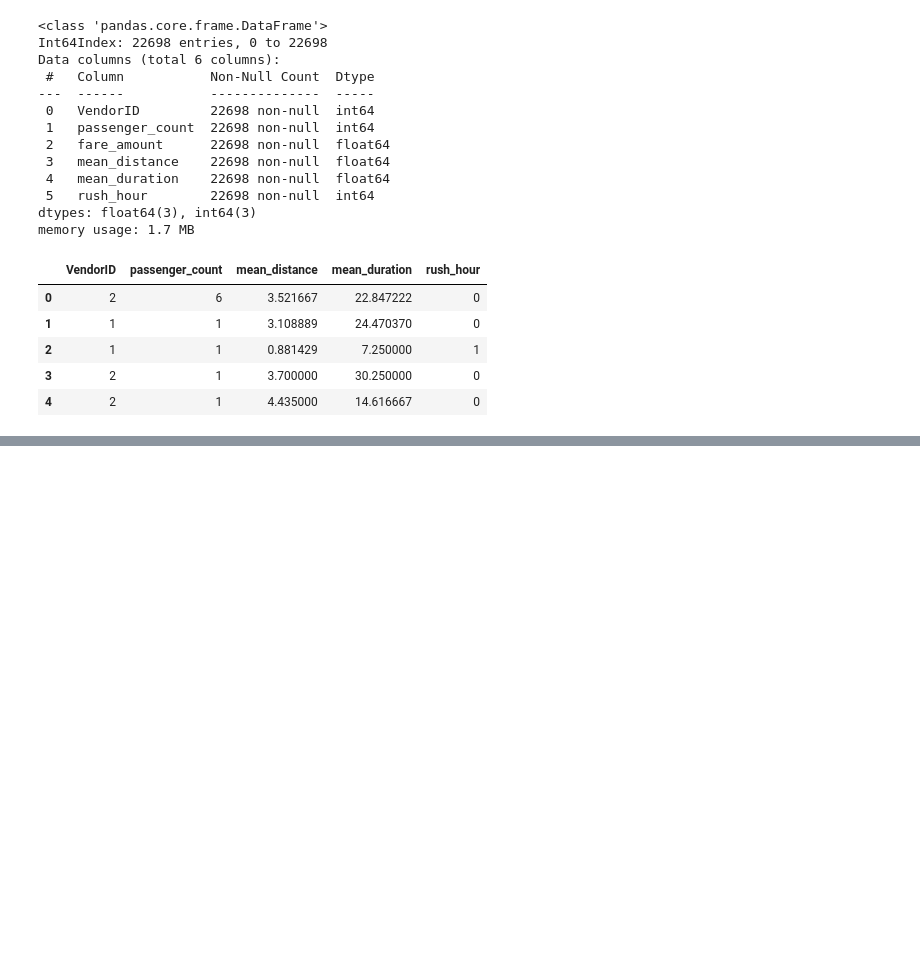
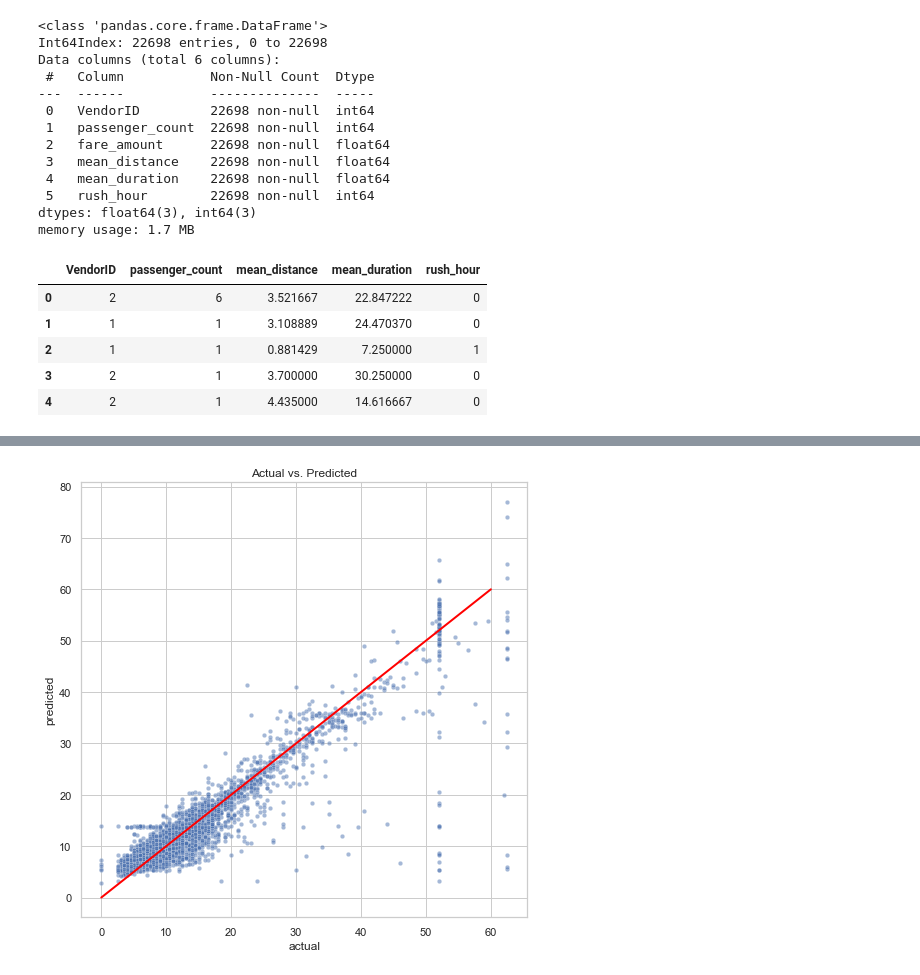
Before and after one commit to PedroHurtgm/Automatidata-Capstone, a Jupyter notebook: Automatidata Project.ipynb, the cells around one changed output, grey strips where cells are left out. Saved outputs shown, nothing was run; the diff lists cells and outputs as text; code cells hidden in the pictures; blank space fills up the shorter version.

```diff
--- a/Automatidata Project.ipynb
+++ b/Automatidata Project.ipynb
@@ -801,0 +837,4 @@ X.head()
+# %%
+#fit the model
+lr = LinearRegression()
+lr.fit(X_train_scaled, y_train)
@@ -801,0 +858,11 @@ X.head()
+# %%
+#Test the data
+X_test_scaled = scaler.transform(X_test)
+# %%
+r_sq_test = lr.score(X_test_scaled, y_test)
+print('Coefficient of determination:', r_sq_test)
+y_pred_test = lr.predict(X_test_scaled)
+print('R^2:', r2_score(y_test, y_pred_test))
+print('MAE:', mean_absolute_error(y_test, y_pred_test))
+print('MSE:', mean_squared_error(y_test, y_pred_test))
+print('RMSE:', np.sqrt(mean_squared_error(y_test, y_pred_test)))
@@ -801,0 +877,6 @@ X.head()
+# %%
+#Create a results dataframe
+results = pd.DataFrame(data = {'actual':y_test['fare_amount'],
+                               'predicted': y_pred_test.ravel(),})
+results['residual'] = results['actual'] - results['predicted']
+results.head()
@@ -801,0 +890,14 @@ X.head()
+# %%
+#Create a scatterplot to visualize predicted over actual
+fig, ax = plt.subplots(figsize = (8,8))
+sns.set(style = 'whitegrid')
+sns.scatterplot(x = 'actual',
+                y = 'predicted',
+                data = results,
+                s = 20,
+                alpha = 0.5,
+                ax = ax)
+plt.plot([0,60],[0,60], c = 'red', linewidth = 2)
+plt.title('Actual vs. Predicted');
+# %% [output]
+[figure, added]
```
Also changed, not shown: parts of 15 cells of this notebook.
